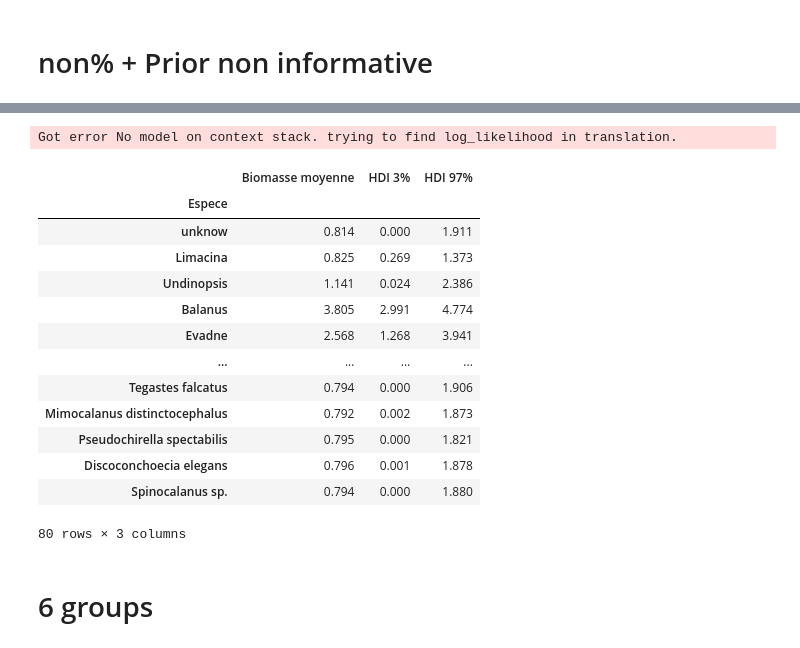
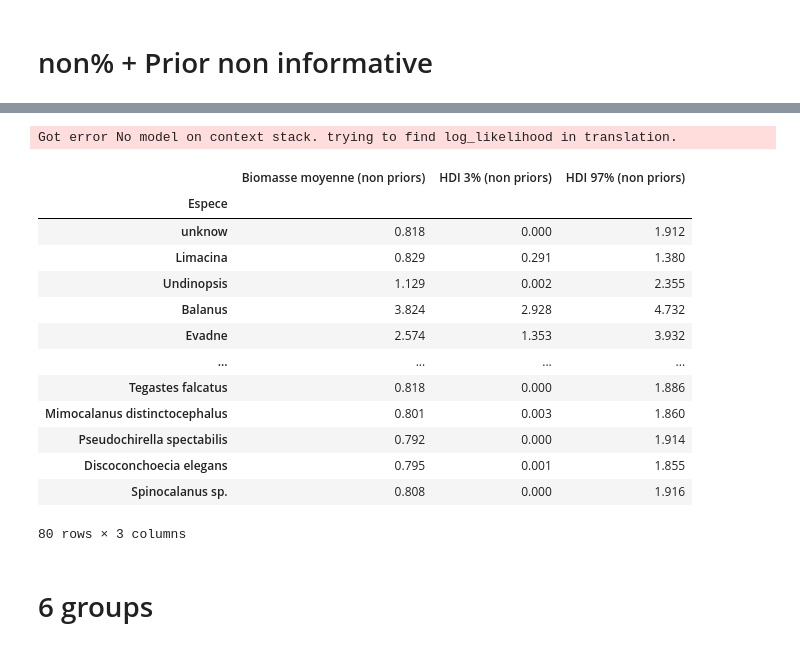
Before and after one commit to sebastienvivier/CopepodBiomass, a Jupyter notebook: Script/Inversemodel_test.ipynb, the cells around one changed output, grey strips where cells are left out. Saved outputs shown, nothing was run; the diff lists cells and outputs as text; code cells hidden in the pictures.

```diff
--- a/Script/Inversemodel_test.ipynb
+++ b/Script/Inversemodel_test.ipynb
@@ -1006,37 +1009,37 @@ NUTS: [Spinocalanus sp., Discoconchoecia elegans, Pseudochirella spectabilis, Mi
 # %%
 summarry=pm.summary(trace)
 # Extraire les moyennes et les intervalles HDI pour chaque variable de biomasse
 biomass_means = summarry['mean']
 hdi_3 = summarry['hdi_3%']
 hdi_97 = summarry['hdi_97%']
 
 # Créer un DataFrame à partir des informations extraites
 results_df = pd.DataFrame({
     'Espece': biomass_means.index,
-    'Biomasse moyenne': biomass_means.values,
-    'HDI 3%': hdi_3.values,
-    'HDI 97%': hdi_97.values
+    'Biomasse moyenne (non priors)': biomass_means.values,
+    'HDI 3% (non priors)': hdi_3.values,
+    'HDI 97% (non priors)': hdi_97.values
 })
 
 # Mettre 'Identifiant' en tant qu'indice du DataFrame
 results_df.set_index('Espece', inplace=True)
 
 # Afficher les résultats avec 'Identifiant' comme indice
 results_df
 # %% [output]
 Got error No model on context stack. trying to find log_likelihood in translation.
-|  | Biomasse moyenne | HDI 3% | HDI 97% |
+|  | Biomasse moyenne (non priors) | HDI 3% (non priors) | HDI 97% (non priors) |
 | Espece |  |  |  |
-| unknow | 0.814 | 0.000 | 1.911 |
-| Limacina | 0.825 | 0.269 | 1.373 |
-| Undinopsis | 1.141 | 0.024 | 2.386 |
-| Balanus | 3.805 | 2.991 | 4.774 |
-| Evadne | 2.568 | 1.268 | 3.941 |
+| unknow | 0.818 | 0.000 | 1.912 |
+| Limacina | 0.829 | 0.291 | 1.380 |
+| Undinopsis | 1.129 | 0.002 | 2.355 |
+| Balanus | 3.824 | 2.928 | 4.732 |
+| Evadne | 2.574 | 1.353 | 3.932 |
 | ... | ... | ... | ... |
-| Tegastes falcatus | 0.794 | 0.000 | 1.906 |
-| Mimocalanus distinctocephalus | 0.792 | 0.002 | 1.873 |
-| Pseudochirella spectabilis | 0.795 | 0.000 | 1.821 |
-| Discoconchoecia elegans | 0.796 | 0.001 | 1.878 |
-| Spinocalanus sp. | 0.794 | 0.000 | 1.880 |
+| Tegastes falcatus | 0.818 | 0.000 | 1.886 |
+| Mimocalanus distinctocephalus | 0.801 | 0.003 | 1.860 |
+| Pseudochirella spectabilis | 0.792 | 0.000 | 1.914 |
+| Discoconchoecia elegans | 0.795 | 0.001 | 1.855 |
+| Spinocalanus sp. | 0.808 | 0.000 | 1.916 |
 80 rows × 3 columns
 # %%
```
Also changed, not shown: parts of 23 cells of this notebook, 1 other file.
